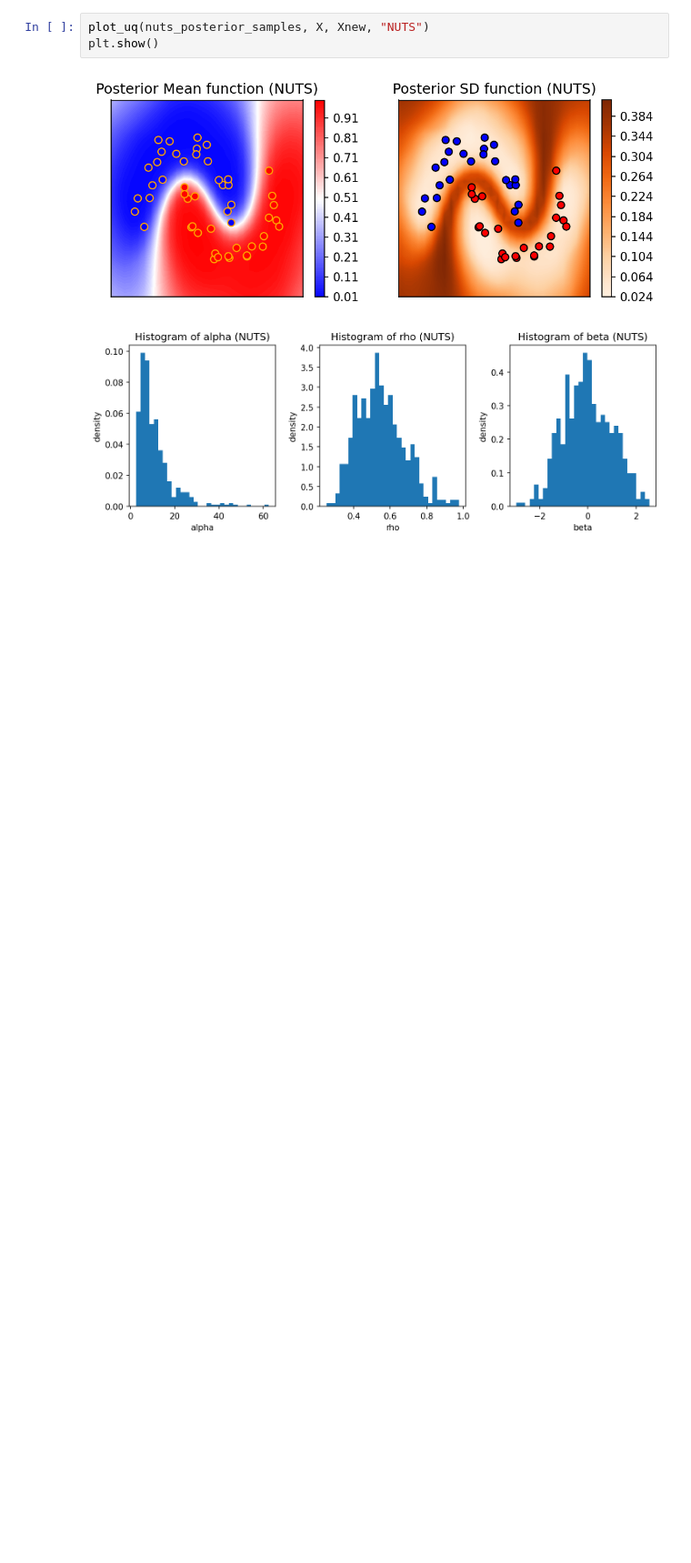
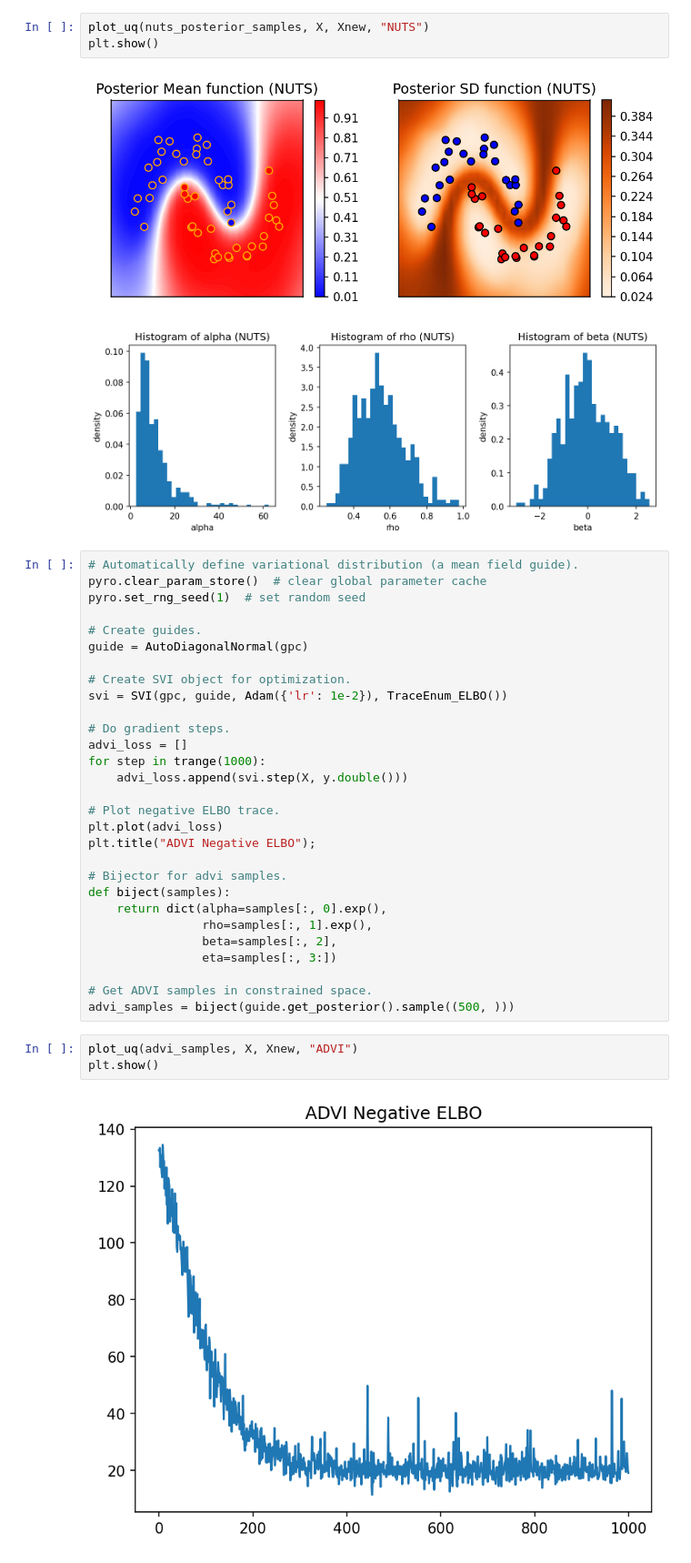
Before and after one commit to allyssaW/GPClassification2023, a Jupyter notebook: Untitled2.ipynb, the cells around one changed output. Shown at 91% size. Cells and saved outputs as stored; diff of their text form; blank space fills up the shorter version.

```diff
--- a/Untitled2.ipynb
+++ b/Untitled2.ipynb
@@ -195,3 +195,37 @@ plt.show()
 # %% [output]
 [figure]
 [figure]
+# %%
+# Automatically define variational distribution (a mean field guide).
+pyro.clear_param_store()  # clear global parameter cache
+pyro.set_rng_seed(1)  # set random seed
+
+# Create guides.
+guide = AutoDiagonalNormal(gpc)
+
+# Create SVI object for optimization.
+svi = SVI(gpc, guide, Adam({'lr': 1e-2}), TraceEnum_ELBO())
+
+# Do gradient steps.
+advi_loss = []
+for step in trange(1000):
+    advi_loss.append(svi.step(X, y.double()))
+
+# Plot negative ELBO trace.
+plt.plot(advi_loss)
+plt.title("ADVI Negative ELBO");
+
+# Bijector for advi samples.
+def biject(samples):
+    return dict(alpha=samples[:, 0].exp(),
+                rho=samples[:, 1].exp(),
+                beta=samples[:, 2],
+                eta=samples[:, 3:])
+
+# Get ADVI samples in constrained space.
+advi_samples = biject(guide.get_posterior().sample((500, )))
+# %%
+plot_uq(advi_samples, X, Xnew, "ADVI")
+plt.show()
+# %% [output]
+[figure, added]
```
Also changed, not shown: parts of 1 cell of this notebook.
